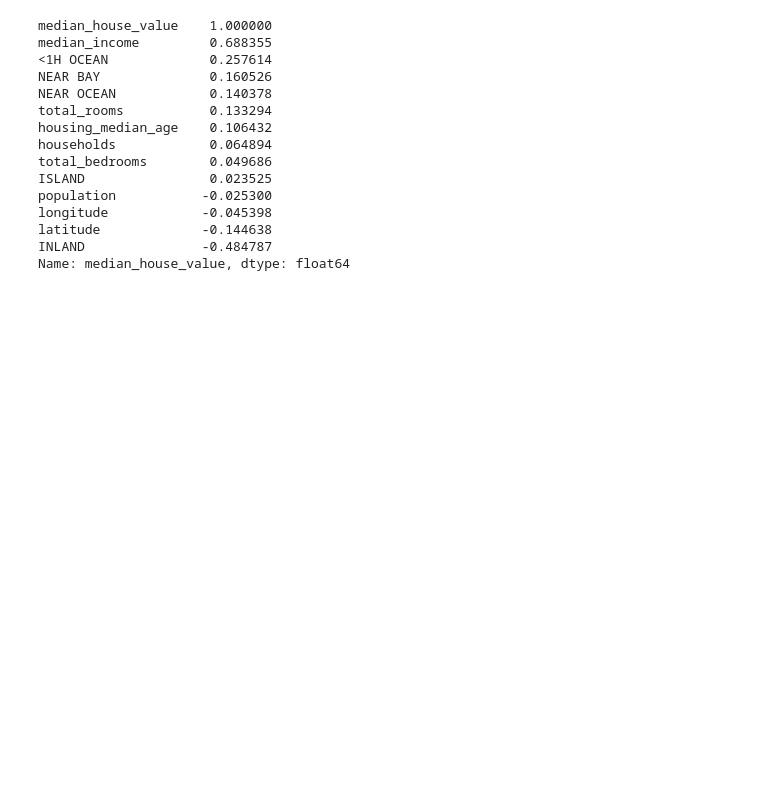
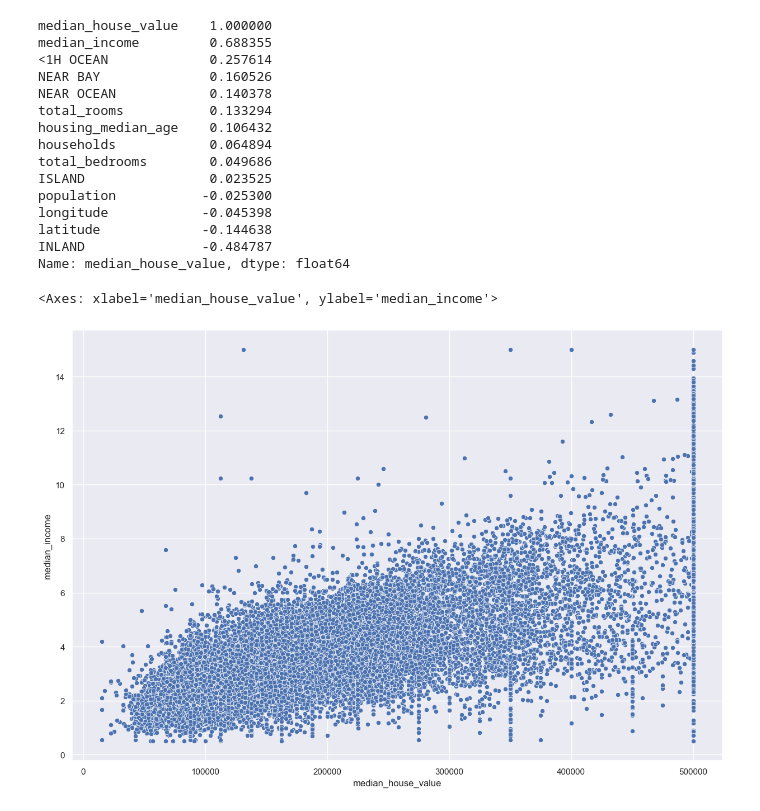
Before and after one commit to GuillermoHernandezSwDev/modelo-reglin-california-housing-prices, a Jupyter notebook: modelorl_costos_casas_ca.ipynb, the cells around one changed output. Saved outputs shown, nothing was run; the diff lists cells and outputs as text; code cells hidden in the pictures; blank space fills up the shorter version.

```diff
--- a/modelorl_costos_casas_ca.ipynb
+++ b/modelorl_costos_casas_ca.ipynb
@@ -77,7 +102,7 @@ data_frame2["ocean_proximity"].value_counts
 20639      INLAND
 Name: ocean_proximity, Length: 20433, dtype: object>
 # %%
-df_wdummies = pd.get_dummies(data_frame2["ocean_proximity"], dtype=int)
+df_wdummies = pd.get_dummies(new_df["ocean_proximity"], dtype=int)
 # %%
 df_wdummies.head(10)
 # %% [output]
@@ -93,5 +118,5 @@ df_wdummies.head(10)
 | 8 | 0 | 0 | 0 | 1 | 0 |
 | 9 | 0 | 0 | 0 | 1 | 0 |
 # %%
-data_frame3 = data_frame2.join(df_wdummies)
+new_df = new_df.join(df_wdummies)
 # %%
@@ -109,7 +134,7 @@ data_frame3.head(10)
 | 8 | -122.26 | 37.84 | 42.0 | 2555.0 | 665.0 | 1206.0 | 595.0 | ... |
 | 9 | -122.25 | 37.84 | 52.0 | 3549.0 | 707.0 | 1551.0 | 714.0 | ... |
 # %%
-final_df = data_frame3.drop(["ocean_proximity"], axis=1)
+final_df = new_df.drop(["ocean_proximity"], axis=1)
 # %%
 final_df.head(10)
 # %% [output]
@@ -125,8 +150,8 @@ final_df.head(10)
 | 8 | -122.26 | 37.84 | 42.0 | 2555.0 | 665.0 | 1206.0 | 595.0 | ... |
 | 9 | -122.25 | 37.84 | 52.0 | 3549.0 | 707.0 | 1551.0 | 714.0 | ... |
 # %%
-sb.set_theme(rc={'figure.figsize': (15,10)})
-sb.heatmap(final_df.corr(), annot=True, cmap="YlGnBu")
+sns.set_theme(rc={'figure.figsize': (15,10)})
+sns.heatmap(final_df.corr(), annot=True, cmap="YlGnBu")
 # %% [output]
 <Axes: >
 [figure]
@@ -149,4 +174,7 @@ latitude             -0.144638
 INLAND               -0.484787
 Name: median_house_value, dtype: float64
 # %%
-sb.scatterplot(x=final_df["median_house_value"])
+sns.scatterplot(x=final_df["median_house_value"], y=final_df["median_income"])
+# %% [output]
+<Axes: xlabel='median_house_value', ylabel='median_income'>
+[figure, added]
```
Also changed, not shown: parts of 21 cells of this notebook.
